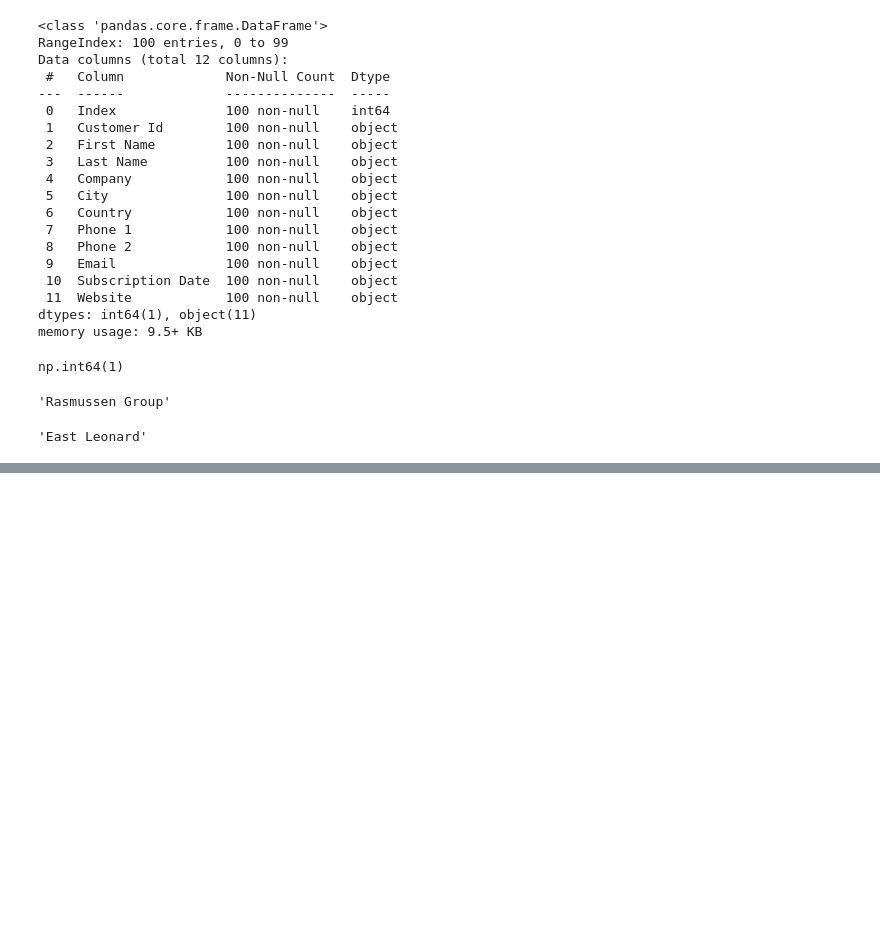
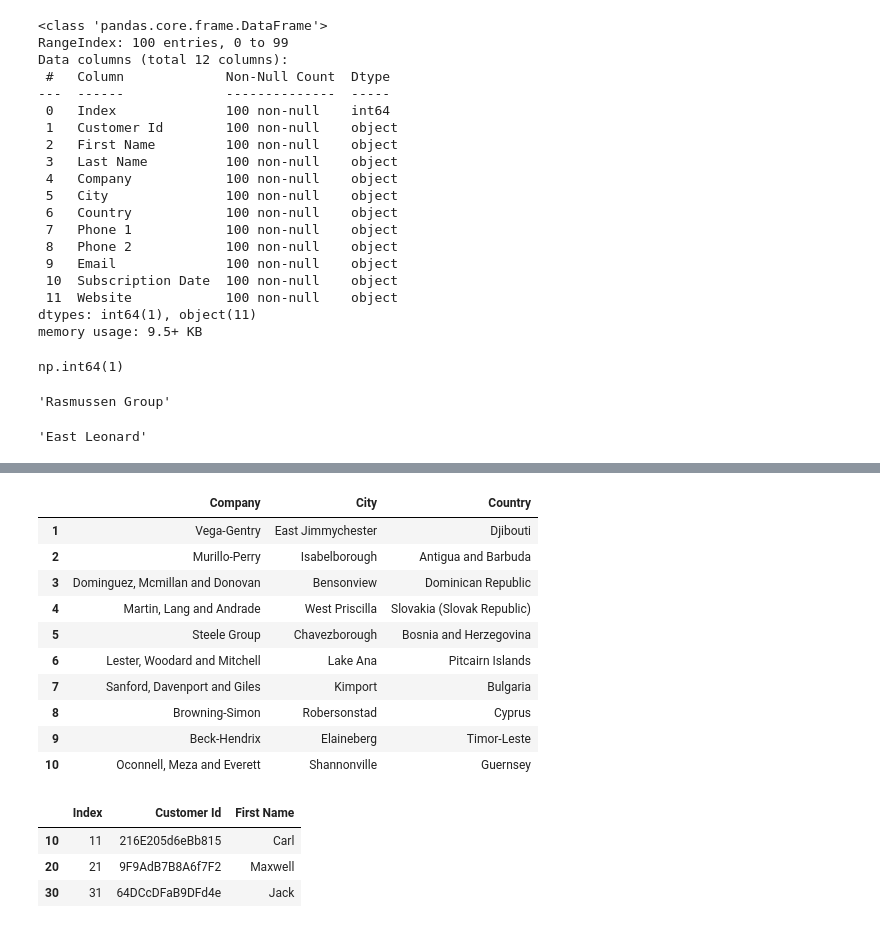
Before and after one commit to AbhishekChauhan9036/Data-Science, a Jupyter notebook: Pandas/Pandas_Lecture.ipynb, the cells around one changed output, grey strips where cells are left out. Saved outputs shown, nothing was run; the diff lists cells and outputs as text; code cells hidden in the pictures; blank space fills up the shorter version.

```diff
--- a/Pandas/Pandas_Lecture.ipynb
+++ b/Pandas/Pandas_Lecture.ipynb
@@ -294,0 +320,21 @@ obs_data.loc[0,'City']
+# %%
+obs_data.loc[1:10,['Company','City','Country',]]
+# %% [output]
+|  | Company | City | Country |
+| 1 | Vega-Gentry | East Jimmychester | Djibouti |
+| 2 | Murillo-Perry | Isabelborough | Antigua and Barbuda |
+| 3 | Dominguez, Mcmillan and Donovan | Bensonview | Dominican Republic |
+| 4 | Martin, Lang and Andrade | West Priscilla | Slovakia (Slovak Republic) |
+| 5 | Steele Group | Chavezborough | Bosnia and Herzegovina |
+| 6 | Lester, Woodard and Mitchell | Lake Ana | Pitcairn Islands |
+| 7 | Sanford, Davenport and Giles | Kimport | Bulgaria |
+| 8 | Browning-Simon | Robersonstad | Cyprus |
+| 9 | Beck-Hendrix | Elaineberg | Timor-Leste |
+| 10 | Oconnell, Meza and Everett | Shannonville | Guernsey |
+# %%
+obs_data.iloc[[10,20,30],[0,1,2]]
+# %% [output]
+|  | Index | Customer Id | First Name |
+| 10 | 11 | 216E205d6eBb815 | Carl |
+| 20 | 21 | 9F9AdB7B8A6f7F2 | Maxwell |
+| 30 | 31 | 64DCcDFaB9DFd4e | Jack |
```
Also changed, not shown: parts of 11 cells of this notebook.
